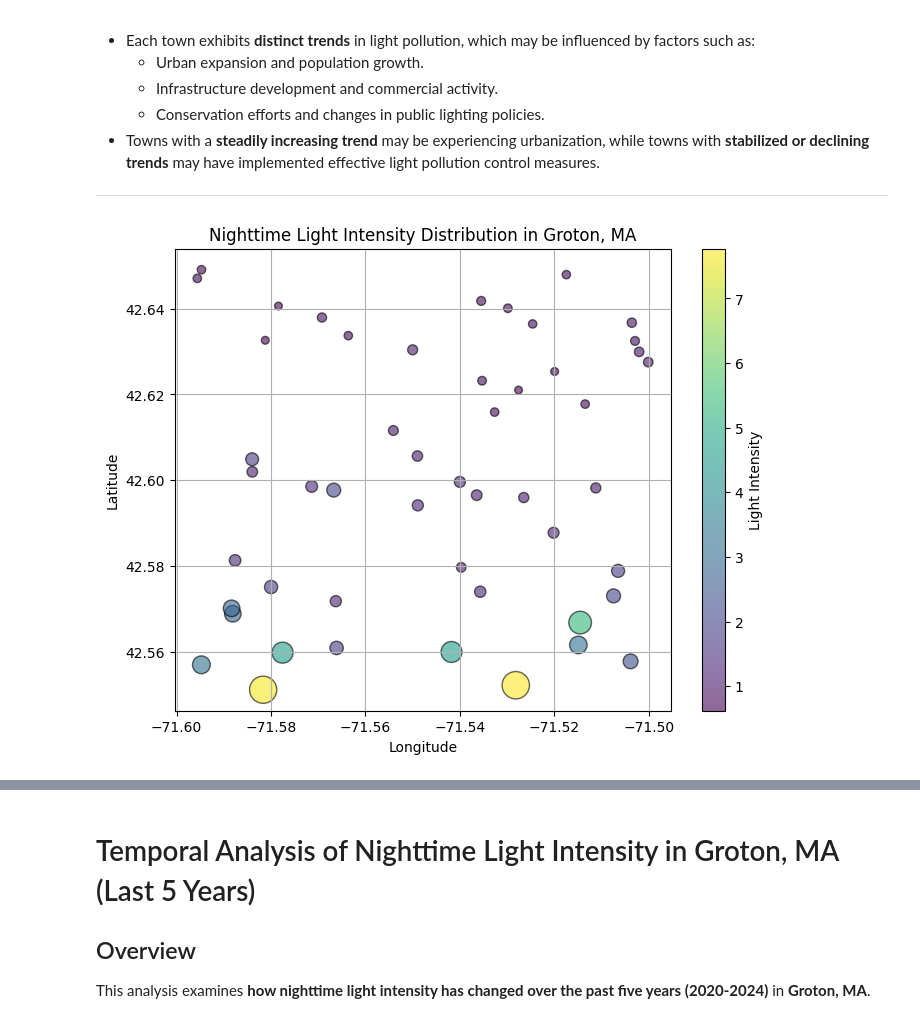
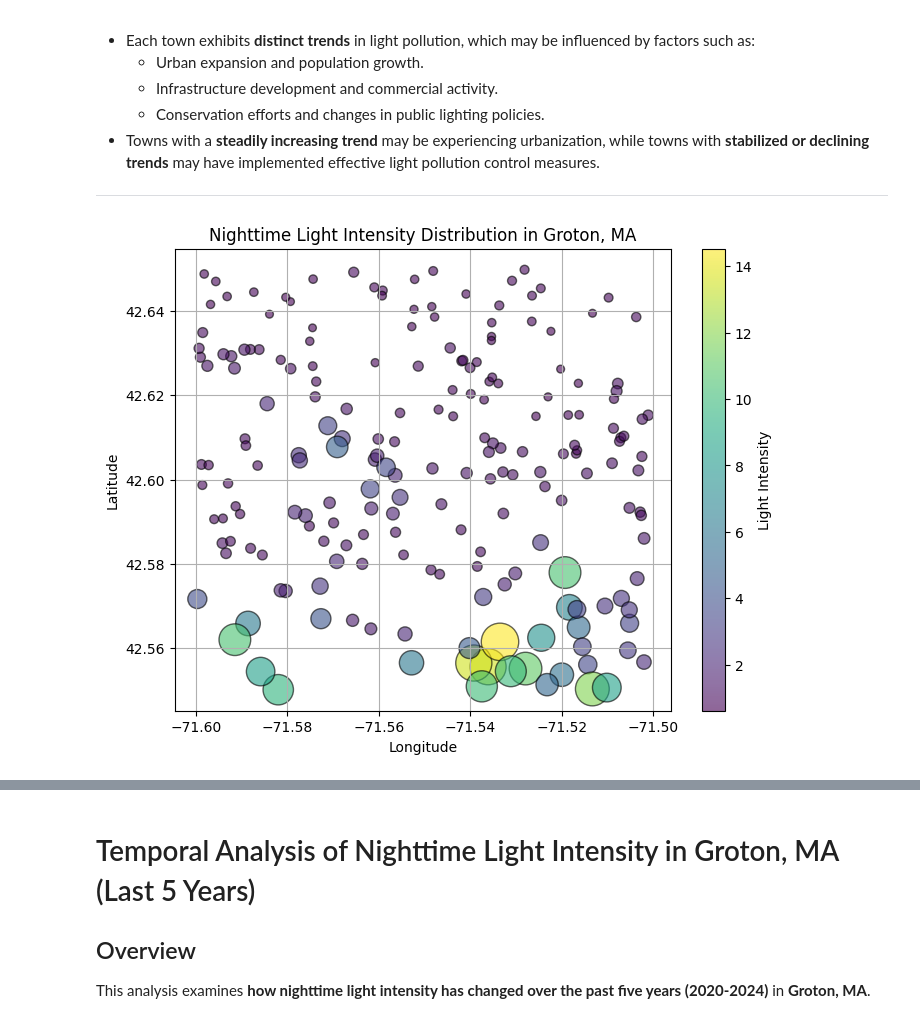
Before and after one commit to sackio/groton-darksky, a Jupyter notebook: groton-nighttime-light.ipynb, the cells around one changed output, grey strips where cells are left out. Cells and saved outputs as stored; diff of their text form; code cells hidden in the pictures.

```diff
--- a/groton-nighttime-light.ipynb
+++ b/groton-nighttime-light.ipynb
@@ -201,7 +201,7 @@ viirs = ee.ImageCollection("NOAA/VIIRS/DNB/MONTHLY_V1/VCMCFG")
 latest_image = viirs.filterBounds(AOI).sort('system:time_start', False).first()
 
 # Generate a grid of points within the AOI
-num_points = 50
+num_points = 200
 points = [ee.Geometry.Point([np.random.uniform(-71.6, -71.5), np.random.uniform(42.55, 42.65)]) for _ in range(num_points)]
 features = [ee.Feature(pt) for pt in points]
 feature_collection = ee.FeatureCollection(features)
@@ -215,34 +215,34 @@ def extract_light_intensity(feature):
         bestEffort=True
     )
     return feature.set({'light_intensity': mean_light.get('avg_rad')})
 
 # Apply extraction
 sampled_data = feature_collection.map(extract_light_intensity).getInfo()
 
 # Convert results to Pandas DataFrame
 longitudes = [f['geometry']['coordinates'][0] for f in sampled_data['features']]
 latitudes = [f['geometry']['coordinates'][1] for f in sampled_data['features']]
 intensities = [f['properties']['light_intensity'] for f in sampled_data['features']]
 
 df = pd.DataFrame({'longitude': longitudes, 'latitude': latitudes, 'light_intensity': intensities})
 
 # Ensure 'light_intensity' is numeric
 df['light_intensity'] = pd.to_numeric(df['light_intensity'], errors='coerce')
 
 # Drop NaN values
 df = df.dropna()
 
 # Plot bubble chart
 plt.figure(figsize=(8, 6))
 sc = plt.scatter(df['longitude'], df['latitude'], s=df['light_intensity'] * 50, c=df['light_intensity'], cmap='viridis', alpha=0.6, edgecolors='k')
 plt.colorbar(sc, label='Light Intensity')
 plt.xlabel('Longitude')
 plt.ylabel('Latitude')
 plt.title('Nighttime Light Intensity Distribution in Groton, MA')
 plt.grid()
 plt.show()
 # %% [output]
-[figure, old version]
+[figure, new version]
 # %% [markdown]
 # Spatial Distribution of Nighttime Light Intensity in Groton, MA
 
```
Also changed, not shown: parts of 6 cells of this notebook.
